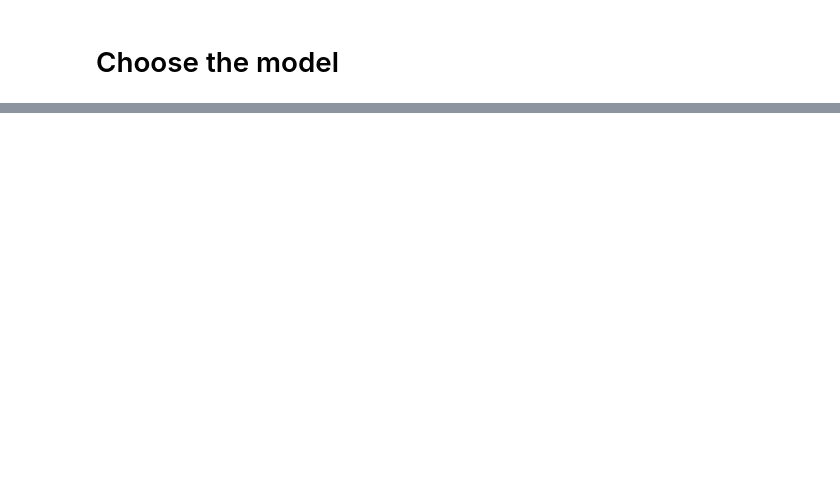
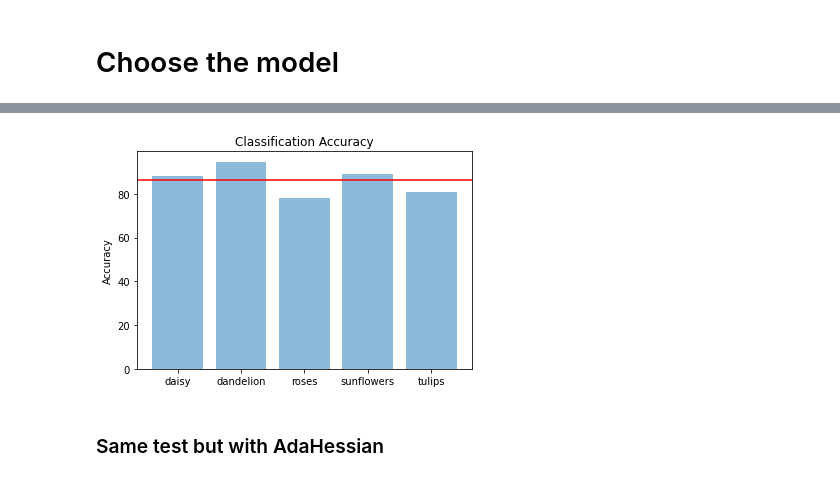
Before and after one commit to Shay9000/Flower-classification, a Jupyter notebook: Flower_classification.ipynb, the cells around one changed output, grey strips where cells are left out. Cells and saved outputs as stored; diff of their text form; code cells hidden in the pictures; blank space fills up the shorter version.

```diff
--- a/Flower_classification.ipynb
+++ b/Flower_classification.ipynb
@@ -96,0 +277,16 @@ VGG(
+# %%
+y_pos = np.arange(len(classes))
+accuracy = 100 * np.array(class_correct)/ np.array(class_total)
+
+plt.bar(y_pos, accuracy, align='center', alpha=0.5)
+plt.axhline(y=100. * np.sum(class_correct) / np.sum(class_total), color='r', linestyle='-')
+
+plt.xticks(y_pos, classes)
+plt.ylabel('Accuracy')
+plt.title('Classification Accuracy')
+
+plt.show()
+# %% [output]
+[figure, added]
+# %% [markdown]
+### Same test but with AdaHessian
```
Also changed, not shown: parts of 19 cells of this notebook.
